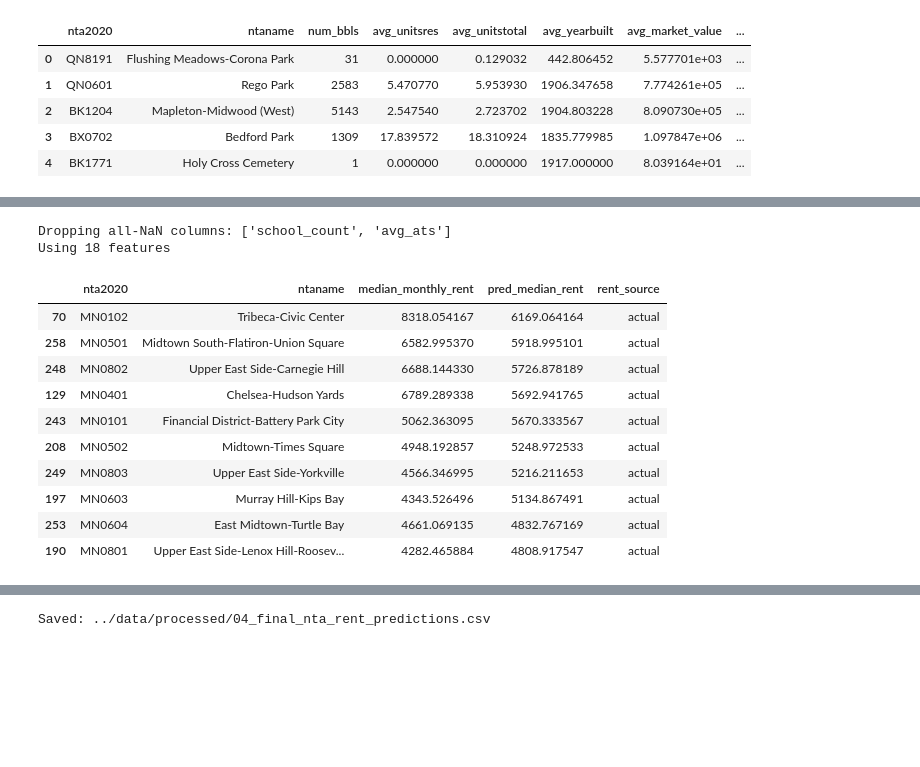
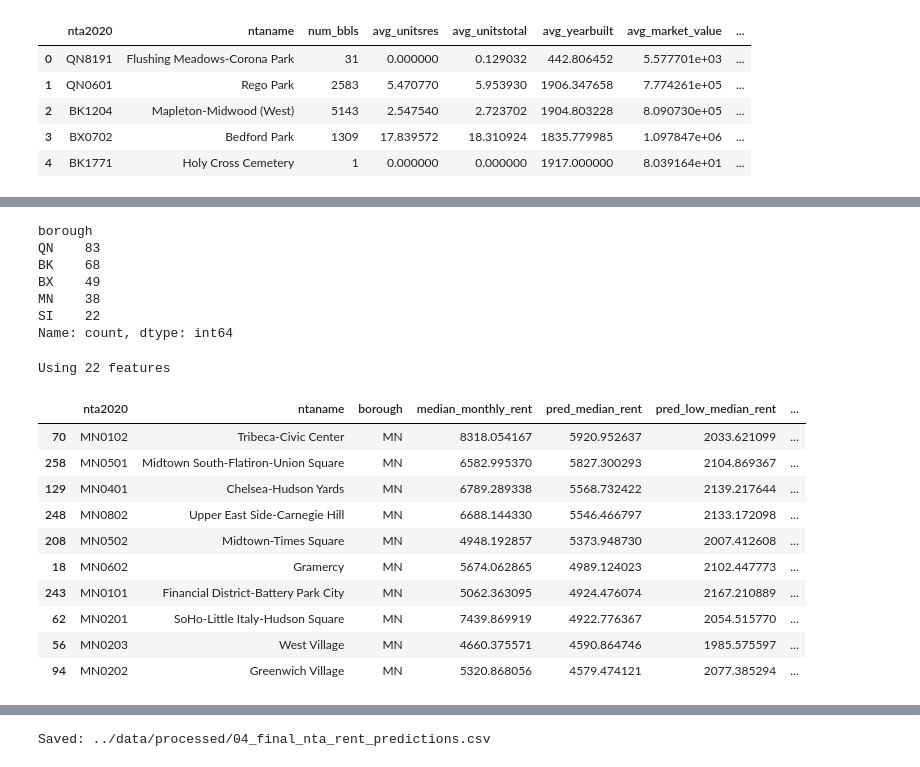
Before and after one commit to miapjm13/nyc-rent-prediction, a Jupyter notebook: notebooks/04_predict_unlabeled_ntas.ipynb, the cells around one changed output, grey strips where cells are left out. Cells and saved outputs as stored; diff of their text form; code cells hidden in the pictures; blank space fills up the shorter version.

```diff
--- a/notebooks/04_predict_unlabeled_ntas.ipynb
+++ b/notebooks/04_predict_unlabeled_ntas.ipynb
@@ -39,3 +64,35 @@ Pipeline(steps=[('imputer', SimpleImputer(strategy='median')),
+# %%
+CRIME_COLS = [
+    "murder", "rape", "robbery", "felony_assault",
+    "burglary", "grand_larceny", "grand_larceny_auto"
+]
+
+def add_crime_rates(df, per=1000):
+    total_units = df["avg_unitstotal"] * df["num_bbls"]
+    total_units = total_units.replace(0, np.nan)  # avoid divide-by-zero
+    for c in CRIME_COLS:
+        df[f"{c}_rate"] = df[c] / (total_units / per)
+    return df
+
+df = add_crime_rates(df)
+df[[f"{c}_rate" for c in CRIME_COLS]].describe()
+
+BOROUGH_CODES = ["BX", "BK", "MN", "QN", "SI"]
+
+df["borough"] = df["nta2020"].str[:2]
+df["borough"] = pd.Categorical(df["borough"], categories=BOROUGH_CODES)
+dummies = pd.get_dummies(df["borough"], prefix="borough", drop_first=True)
+df = pd.concat([df, dummies], axis=1)
+
+df["borough"].value_counts()
+# %% [output]
+borough
+QN    83
+BK    68
+BX    49
+MN    38
+SI    22
+Name: count, dtype: int64
 # %%
 TARGET = "log_median_rent"
 
@@ -45,7 +102,11 @@ EXCLUDE_COLS = [
     "median_monthly_rent",
     "avg_monthly_rent",
     "rent_num_properties",
-    TARGET
+    "school_count",
+    "avg_ats",
+    "borough",
+    TARGET,
+    *CRIME_COLS
 ]
 
 feature_cols = [c for c in df.columns if c not in EXCLUDE_COLS]
@@ -61,38 +122,42 @@ if all_nan_cols:
 feature_cols = X.columns.tolist()
 print("Using", len(feature_cols), "features")
 # %% [output]
-Dropping all-NaN columns: ['school_count', 'avg_ats']
-Using 18 features
+Using 22 features
 # %%
 df["pred_log_median_rent"] = model.predict(X)
 df["pred_median_rent"] = np.exp(df["pred_log_median_rent"])
+
+lower_model = joblib.load(LOWER_MODEL_PATH)
+upper_model = joblib.load(UPPER_MODEL_PATH)
+df["pred_low_median_rent"] = np.exp(lower_model.predict(X))
+df["pred_high_median_rent"] = np.exp(upper_model.predict(X))
 # %%
+df = df[~df["nta2020"].isin(NON_RESIDENTIAL_NTAS)].copy()
+
 final_output = df[[
-    "nta2020",
-    "ntaname",
-    "median_monthly_rent",
-    "pred_median_rent"
+    "nta2020", "ntaname", "borough", "median_monthly_rent",
+    "pred_median_rent", "pred_low_median_rent", "pred_high_median_rent"
 ]].copy()
 
 final_output["rent_source"] = np.where(
     final_output["median_monthly_rent"].notna(),
     "actual",
     "predicted"
 )
 
 final_output.sort_values("pred_median_rent", ascending=False).head(10)
 # %% [output]
-|  | nta2020 | ntaname | median_monthly_rent | pred_median_rent | rent_source |
-| 70 | MN0102 | Tribeca-Civic Center | 8318.054167 | 6169.064164 | actual |
-| 258 | MN0501 | Midtown South-Flatiron-Union Square | 6582.995370 | 5918.995101 | actual |
-| 248 | MN0802 | Upper East Side-Carnegie Hill | 6688.144330 | 5726.878189 | actual |
-| 129 | MN0401 | Chelsea-Hudson Yards | 6789.289338 | 5692.941765 | actual |
-| 243 | MN0101 | Financial District-Battery Park City | 5062.363095 | 5670.333567 | actual |
-| 208 | MN0502 | Midtown-Times Square | 4948.192857 | 5248.972533 | actual |
-| 249 | MN0803 | Upper East Side-Yorkville | 4566.346995 | 5216.211653 | actual |
-| 197 | MN0603 | Murray Hill-Kips Bay | 4343.526496 | 5134.867491 | actual |
-| 253 | MN0604 | East Midtown-Turtle Bay | 4661.069135 | 4832.767169 | actual |
-| 190 | MN0801 | Upper East Side-Lenox Hill-Roosev... | 4282.465884 | 4808.917547 | actual |
+|  | nta2020 | ntaname | borough | median_monthly_rent | pred_median_rent | pred_low_median_rent | ... |
+| 70 | MN0102 | Tribeca-Civic Center | MN | 8318.054167 | 5920.952637 | 2033.621099 | ... |
+| 258 | MN0501 | Midtown South-Flatiron-Union Square | MN | 6582.995370 | 5827.300293 | 2104.869367 | ... |
+| 129 | MN0401 | Chelsea-Hudson Yards | MN | 6789.289338 | 5568.732422 | 2139.217644 | ... |
+| 248 | MN0802 | Upper East Side-Carnegie Hill | MN | 6688.144330 | 5546.466797 | 2133.172098 | ... |
+| 208 | MN0502 | Midtown-Times Square | MN | 4948.192857 | 5373.948730 | 2007.412608 | ... |
+| 18 | MN0602 | Gramercy | MN | 5674.062865 | 4989.124023 | 2102.447773 | ... |
+| 243 | MN0101 | Financial District-Battery Park City | MN | 5062.363095 | 4924.476074 | 2167.210889 | ... |
+| 62 | MN0201 | SoHo-Little Italy-Hudson Square | MN | 7439.869919 | 4922.776367 | 2054.515770 | ... |
+| 56 | MN0203 | West Village | MN | 4660.375571 | 4590.864746 | 1985.575597 | ... |
+| 94 | MN0202 | Greenwich Village | MN | 5320.868056 | 4579.474121 | 2077.385294 | ... |
 # %%
 # Count check
 print(final_output["rent_source"].value_counts())
```
Also changed, not shown: parts of 8 cells of this notebook, 21 other files.
